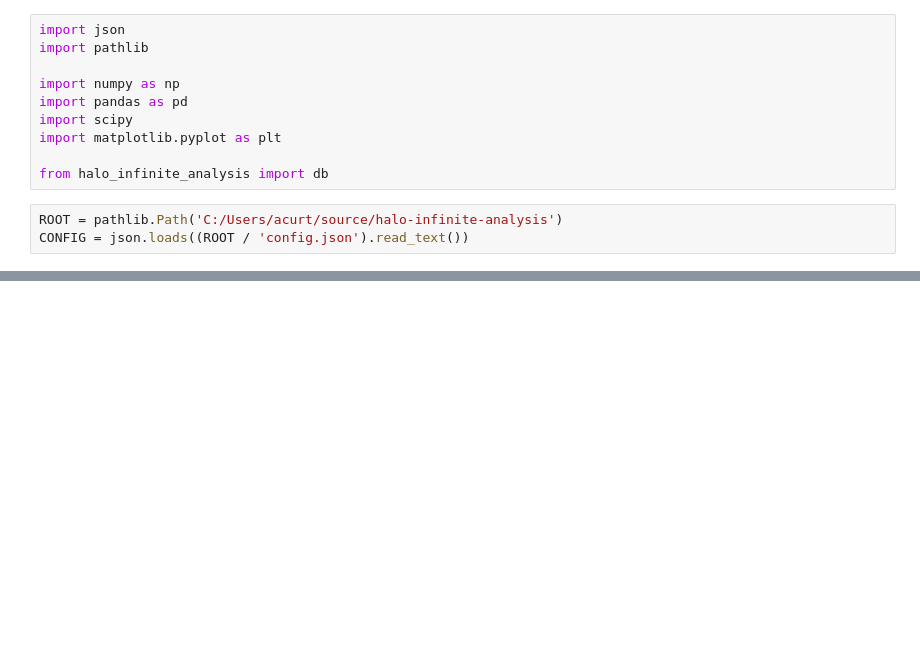
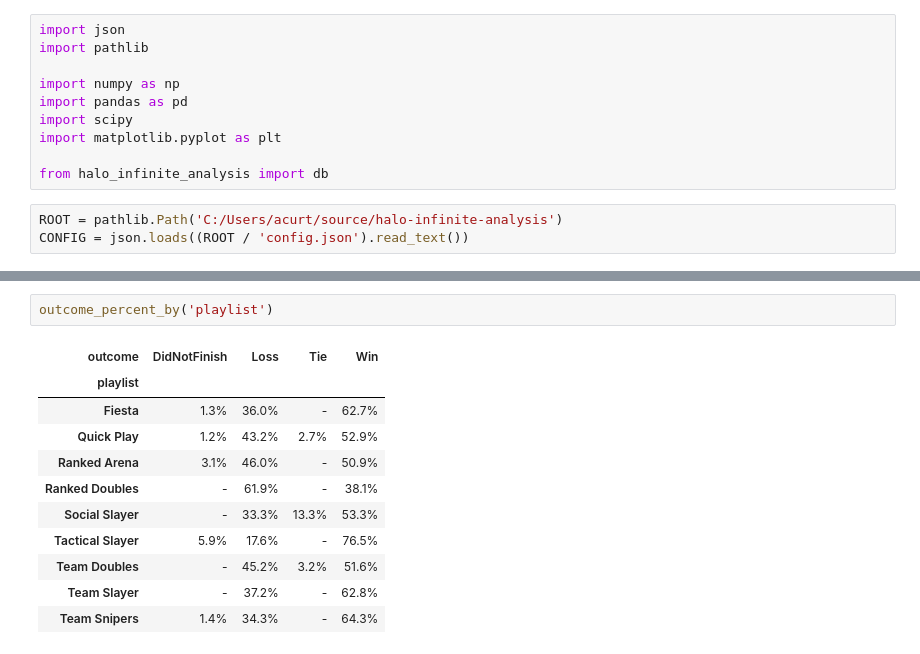
Before and after one commit to acurtis166/halo-infinite-analysis, a Jupyter notebook: notebooks/individual_performance.ipynb, the cells around one changed output, grey strips where cells are left out. Cells and saved outputs as stored; diff of their text form; blank space fills up the shorter version.

```diff
--- a/notebooks/individual_performance.ipynb
+++ b/notebooks/individual_performance.ipynb
@@ -94,0 +73,14 @@ plt.show()
+# %%
+outcome_percent_by('playlist')
+# %% [output]
+| outcome | DidNotFinish | Loss | Tie | Win |
+| playlist |  |  |  |  |
+| Fiesta | 1.3% | 36.0% | - | 62.7% |
+| Quick Play | 1.2% | 43.2% | 2.7% | 52.9% |
+| Ranked Arena | 3.1% | 46.0% | - | 50.9% |
+| Ranked Doubles | - | 61.9% | - | 38.1% |
+| Social Slayer | - | 33.3% | 13.3% | 53.3% |
+| Tactical Slayer | 5.9% | 17.6% | - | 76.5% |
+| Team Doubles | - | 45.2% | 3.2% | 51.6% |
+| Team Slayer | - | 37.2% | - | 62.8% |
+| Team Snipers | 1.4% | 34.3% | - | 64.3% |
```
Also changed, not shown: parts of 20 cells of this notebook, 1 other file.
